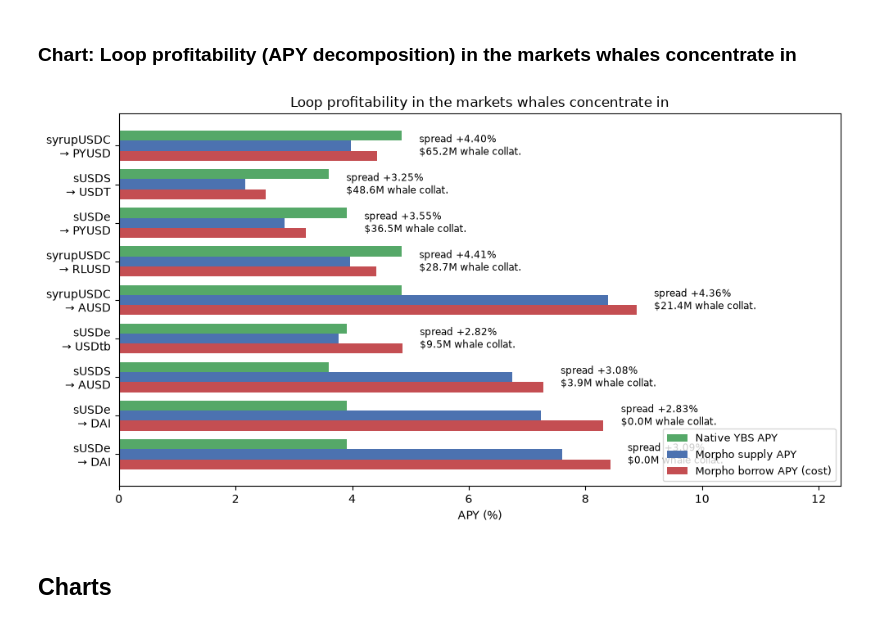
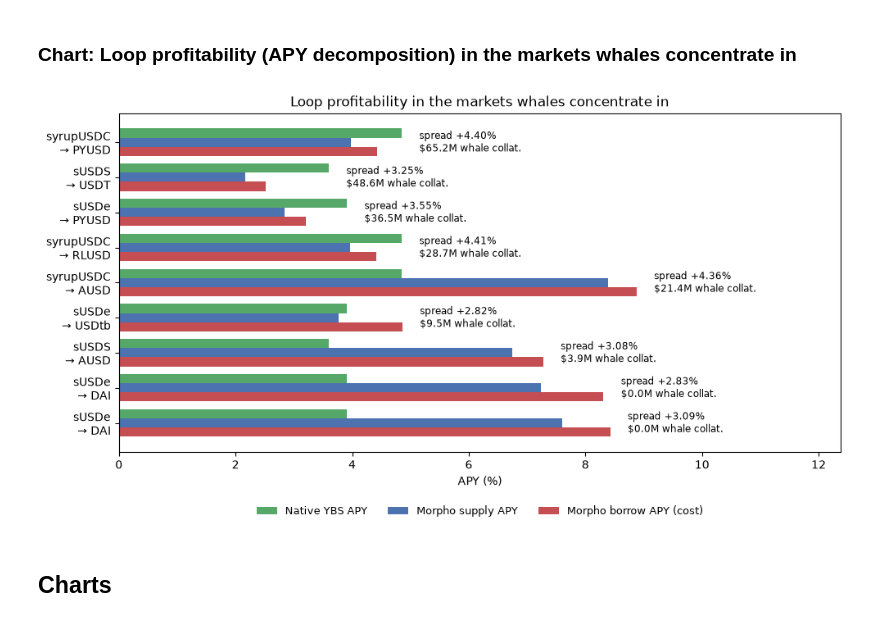
Before and after one commit to Igluminati/recursive-leverage-defi, a Jupyter notebook: analysis/meta-archetypes/morpho_market_breakdown.ipynb, the cells around one changed output. Drawn from its saved outputs; the diff is of its cells as text; code cells hidden in the pictures.

Commit message:
morpho notebook: reposition apy-spread and looping-mix legends to avoid overlapping labels

```diff
--- a/analysis/meta-archetypes/morpho_market_breakdown.ipynb
+++ b/analysis/meta-archetypes/morpho_market_breakdown.ipynb
@@ -957,35 +957,35 @@ top_focus = whale_apy.merge(
     on="market_id", how="left"
 )
 top_focus = top_focus[top_focus["whale_collateral_usd"] > 0].sort_values(
     "whale_collateral_usd", ascending=False
 )
 
 labels = [f"{r.token_name}\n\u2192 {r.loan_token_symbol}" for r in top_focus.itertuples()]
 y = np.arange(len(labels))[::-1]
 h = 0.26
 
 fig, ax = plt.subplots(figsize=(10, 5.5))
 ax.barh(y + h, top_focus["native_apy"], height=h, label="Native YBS APY", color="#55A868")
 ax.barh(y, top_focus["supply_apy"], height=h, label="Morpho supply APY", color="#4C72B0")
 ax.barh(y - h, top_focus["borrow_apy"], height=h, label="Morpho borrow APY (cost)", color="#C44E52")
 ax.set_yticks(y)
 ax.set_yticklabels(labels)
 ax.set_xlabel("APY (%)")
 ax.set_title("Loop profitability in the markets whales concentrate in")
 for yi, row in zip(y, top_focus.itertuples()):
     m = max(row.native_apy, row.supply_apy, row.borrow_apy)
     ax.text(
         m + 0.3, yi,
         f"spread +{row.net_spread:.2f}%\n${row.whale_collateral_usd/1e6:.1f}M whale collat.",
         va="center", fontsize=8.5
     )
 ax.set_xlim(0, top_focus[["native_apy", "supply_apy", "borrow_apy"]].values.max() + 3.5)
-ax.legend(loc="lower right", fontsize=9)
+ax.legend(loc="upper center", bbox_to_anchor=(0.5, -0.13), ncol=3, frameon=False, fontsize=9)
 plt.tight_layout()
 save_fig("apy-spread-whale-markets.png")
 plt.show()
 # %% [output]
-[figure, old version]
+[figure, new version]
 # %% [markdown]
 ## Charts
 # %%
```
Also changed, not shown: parts of 1 cell of this notebook, 1 other file.
